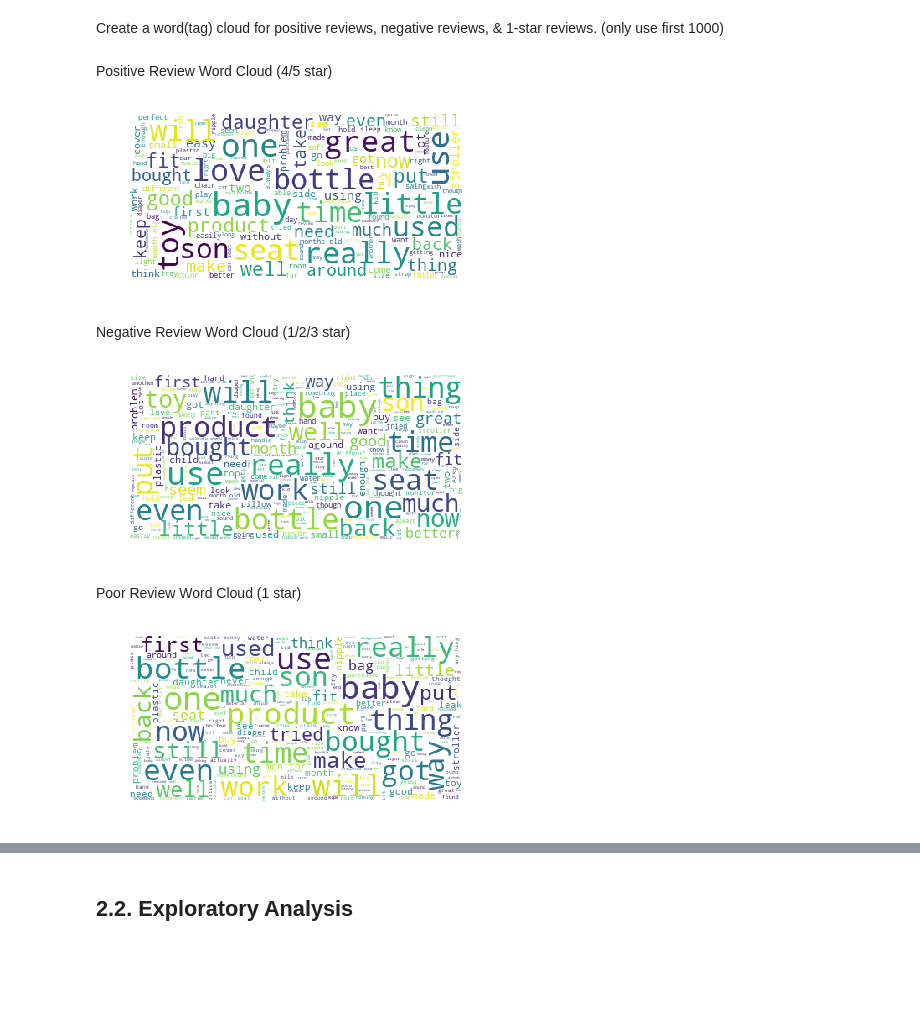
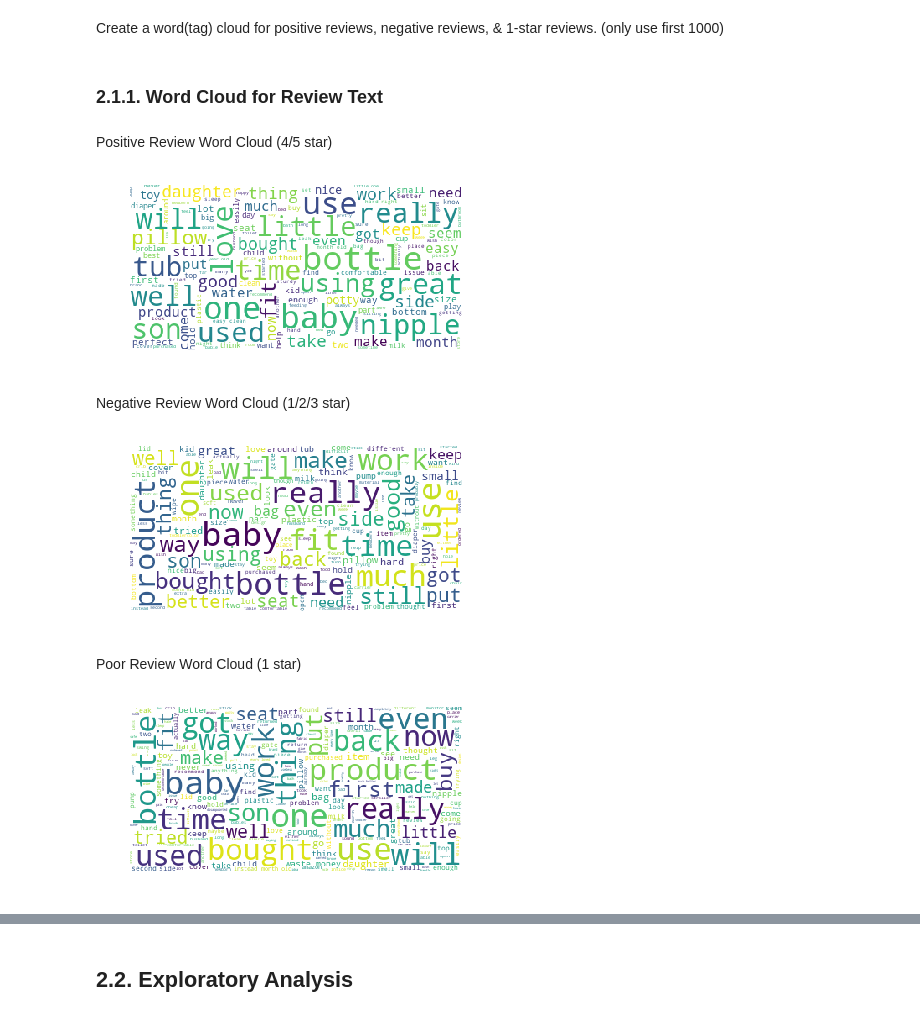
Before and after one commit to stevenDutton/Data-Analytics, a Jupyter notebook: Assignment/3830ICT Assignment 1 [Data Analysis on Amazon Baby Product Reviews] (2).ipynb, the cells around one changed output, grey strips where cells are left out. Saved outputs shown, nothing was run; the diff lists cells and outputs as text; code cells hidden in the pictures; blank space fills up the shorter version.

```diff
--- a/Assignment/3830ICT Assignment 1 [Data Analysis on Amazon Baby Product Reviews] (2).ipynb
+++ b/Assignment/3830ICT Assignment 1 [Data Analysis on Amazon Baby Product Reviews] (2).ipynb
@@ -434,4 +440,5 @@ df.describe()
 # %% [markdown]
 Clasify a review as positive if it is a 4 or a 5, anything below 4 is considered a negative review.
 # %%
-df['sentiment'] = np.where(df['overall']>3, 1, 0)
+df['sentiment'] = np.where(df['overall']>3, 'Positive', 'Negative')
+df['sentiment'] = df['sentiment'].astype('category')
@@ -438,15 +452,15 @@ df['sentiment'] = np.where(df['overall']>3, 1, 0)
 # %%
-dfPosRec = df.loc[(df['sentiment']==1) & (df['reviewTime_convert']>'2012-01-01')]
-dfNegRec = df.loc[(df['sentiment']==0) & (df['reviewTime_convert']>'2012-01-01')]
+dfPosRec = df.loc[(df['sentiment']=='Positive') & (df['reviewTime_convert']>'2012-01-01')]
+dfNegRec = df.loc[(df['sentiment']=='Negative') & (df['reviewTime_convert']>'2012-01-01')]
 dfPoor = df.loc[df['overall']==1]
 # %% [markdown]
 Create a word(tag) cloud for positive reviews, negative reviews, & 1-star reviews. (only use first 1000)
 # %%
-def makeWordCloud(dataframe):
+def makeWordCloud(dataframe, attribute):
 
     allwords = ''
 
-    for data in dataframe['reviewText'][:2000]:
+    for data in dataframe[attribute][:2000]:
 
         tokens = data.split()
 
@@ -463,21 +477,23 @@ def makeWordCloud(dataframe):
     plt.imshow(wordcloud)
     plt.axis("off")
     plt.show()
+# %% [markdown]
+### 2.1.1. Word Cloud for Review Text
 # %% [markdown]
 Positive Review Word Cloud (4/5 star)
 # %%
-makeWordCloud(dfPosRec)
+makeWordCloud(dfPosRec, 'reviewText')
 # %% [output]
-[figure, old version]
+[figure, new version]
 # %% [markdown]
 Negative Review Word Cloud (1/2/3 star)
 # %%
-makeWordCloud(dfNegRec)
+makeWordCloud(dfNegRec, 'reviewText')
 # %% [output]
-[figure, old version]
+[figure, new version]
 # %% [markdown]
 Poor Review Word Cloud (1 star)
 # %%
-makeWordCloud(dfPoor)
+makeWordCloud(dfPoor, 'reviewText')
 # %% [output]
-[figure, old version]
+[figure, new version]
```
Also changed, not shown: parts of 29 cells of this notebook.
